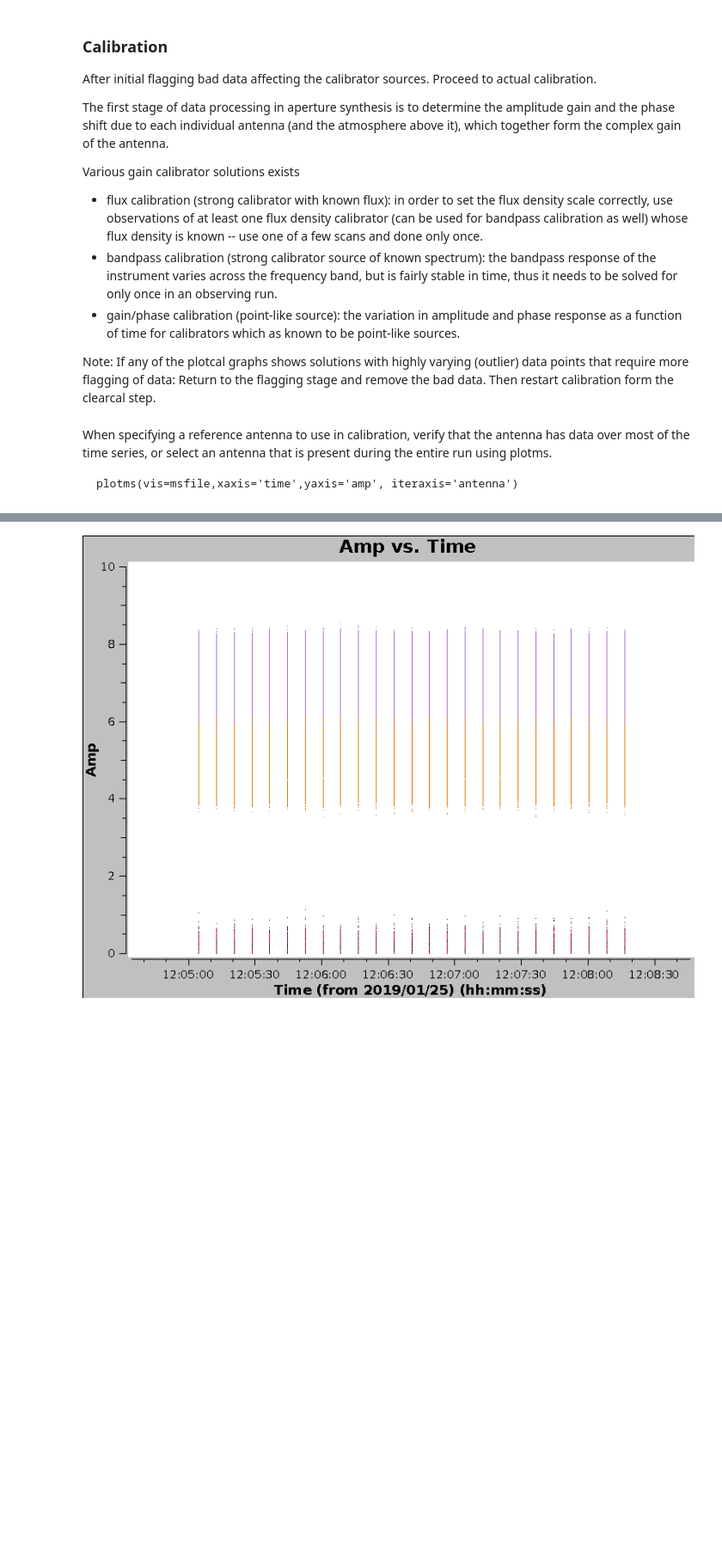
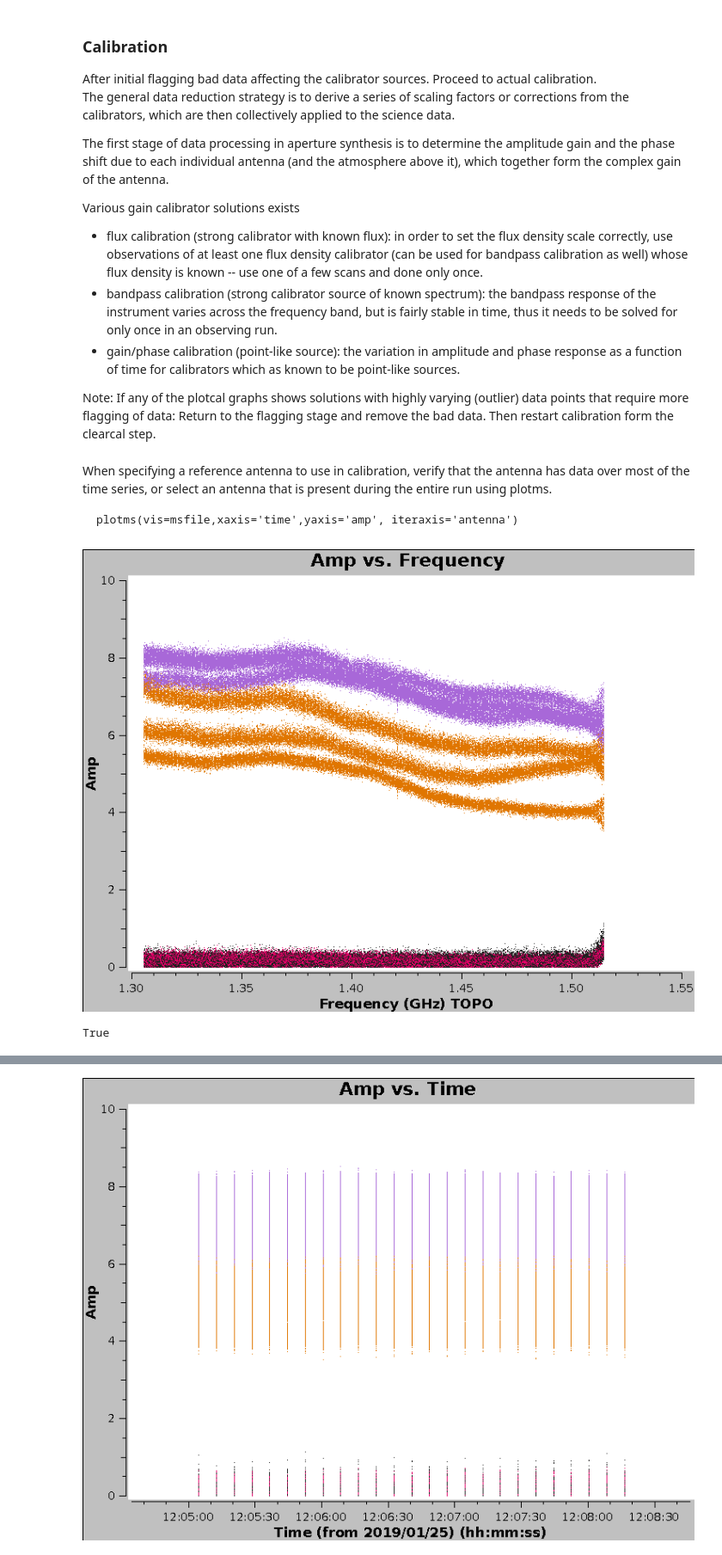
Before and after one commit to ska-sa/MeerKAT-Cookbook, a Jupyter notebook: casa/Calibrating imaging data.ipynb, the cells around one changed output, grey strips where cells are left out. Shown at 86% size. Saved outputs shown, nothing was run; the diff lists cells and outputs as text; code cells hidden in the pictures; blank space fills up the shorter version.

Commit message:
Calibrating MKAT flux calibrator with CASA

```diff
--- a/casa/Calibrating imaging data.ipynb
+++ b/casa/Calibrating imaging data.ipynb
@@ -2,6 +2,7 @@
 ### Calibration
 
 After initial flagging bad data affecting the calibrator sources. Proceed to actual calibration.
+The general data reduction strategy is to derive a series of scaling factors or corrections from the calibrators, which are then collectively applied to the science data.
 
 The first stage of data processing in aperture synthesis is to determine the amplitude gain and the phase shift due to each individual antenna (and the atmosphere above it), which together form the complex gain of the antenna.
 
@@ -27,3 +29,8 @@ plotms(vis=msfile,xaxis='time',yaxis='amp', iteraxis='antenna')
 f_cal='PKS1934-63'
 b_cal='PKS1934-63'
 g_cal='PKS1934-63'
+# %%
+plotms(vis=msfile, xaxis='freq', yaxis='amp', coloraxis='corr')
+# %% [output]
+[figure, added]
+True
```
Also changed, not shown: parts of 78 cells of this notebook, 1 other file.
